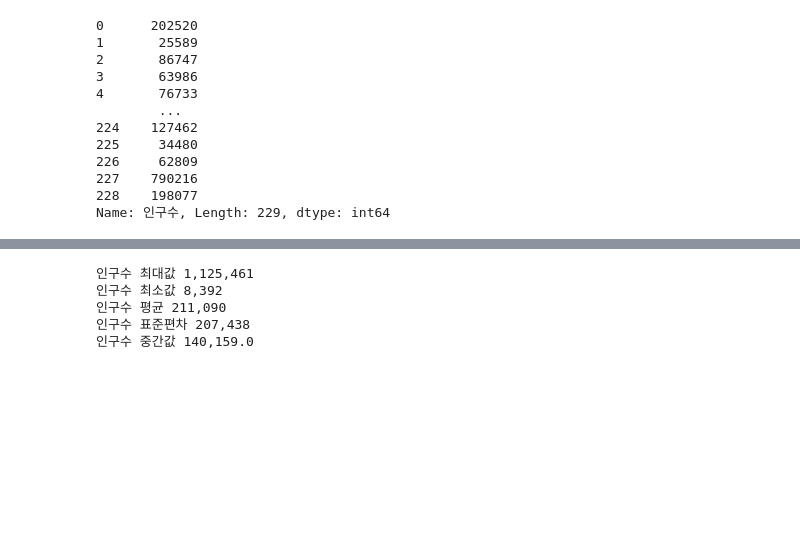
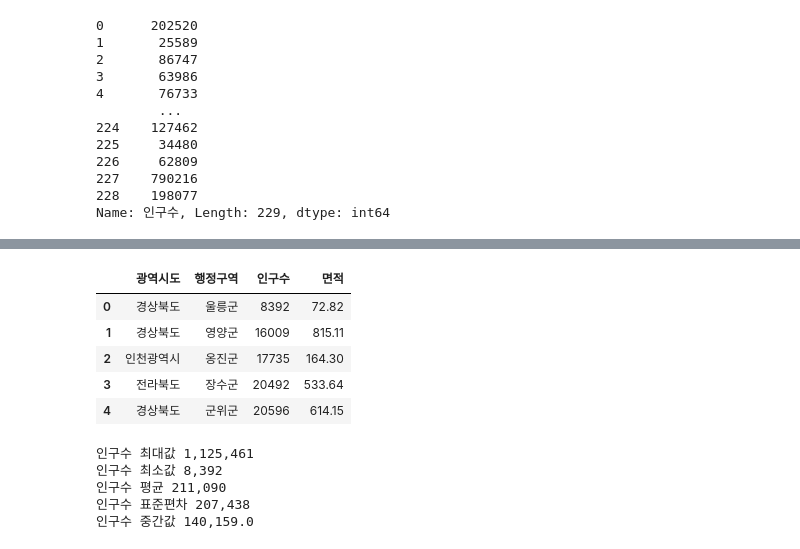
Before and after one commit to J-millar99/Python_Webscraping_Analysis, a Jupyter notebook: 03-1.행정구역정보_분석과시각화.ipynb, the cells around one changed output, grey strips where cells are left out. Saved outputs shown, nothing was run; the diff lists cells and outputs as text; code cells hidden in the pictures; blank space fills up the shorter version.

```diff
--- a/03-1.행정구역정보_분석과시각화.ipynb
+++ b/03-1.행정구역정보_분석과시각화.ipynb
@@ -245,2 +233,12 @@ Name: 인구수, Length: 229, dtype: int64
+# %%
+# 인구가 가장 작은 top 5
+data[['광역시도', '행정구역', '인구수', '면적']].sort_values(by='인구수').head().reset_index(drop=True)
+# %% [output]
+|  | 광역시도 | 행정구역 | 인구수 | 면적 |
+| 0 | 경상북도 | 울릉군 | 8392 | 72.82 |
+| 1 | 경상북도 | 영양군 | 16009 | 815.11 |
+| 2 | 인천광역시 | 옹진군 | 17735 | 164.30 |
+| 3 | 전라북도 | 장수군 | 20492 | 533.64 |
+| 4 | 경상북도 | 군위군 | 20596 | 614.15 |
 # %%
 # 인구수 컬럼의 집계함수
```
Also changed, not shown: parts of 14 cells of this notebook.
